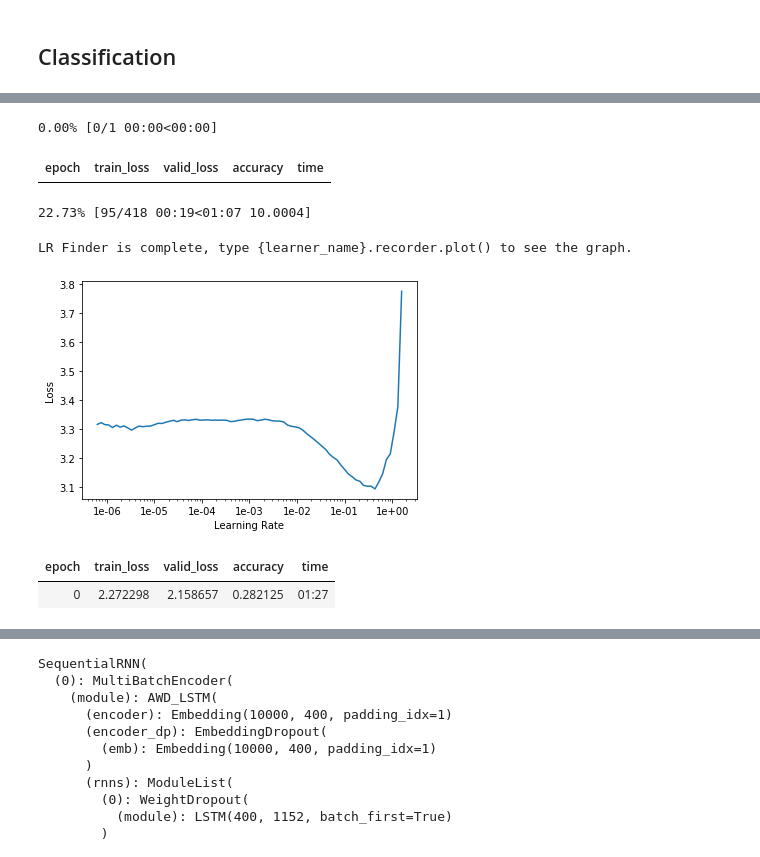
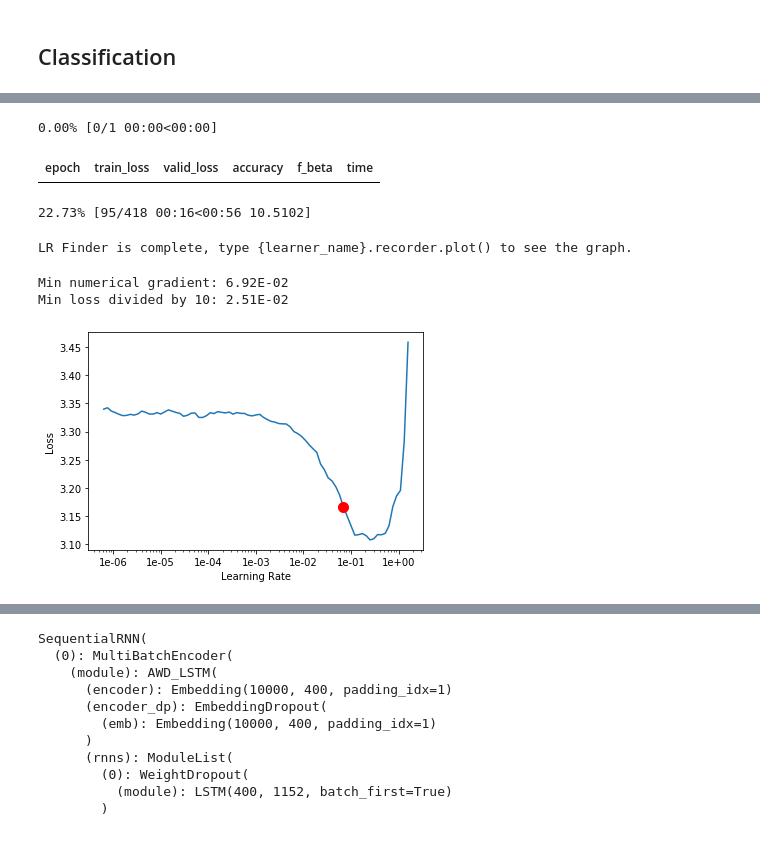
Before and after one commit to davanstrien/Website-Classification, a Jupyter notebook: notebooks/04_nlp.ipynb, the cells around one changed output, grey strips where cells are left out. Saved outputs shown, nothing was run; the diff lists cells and outputs as text; code cells hidden in the pictures.

```diff
--- a/notebooks/04_nlp.ipynb
+++ b/notebooks/04_nlp.ipynb
@@ -119,5 +119,5 @@ LM_learn.recorder.plot()
 # %%
-LM_learn.fit_one_cycle(10,max_lr=1e-01,
+LM_learn.fit_one_cycle(5,max_lr=1e-01,
                        callbacks=[SaveModelCallback(LM_learn, every='improvement', monitor='accuracy', name='best_lm')])
 # %% [output]
 | epoch | train_loss | valid_loss | accuracy | time |
@@ -141,0 +134,2 @@ Better model found at epoch 9 with accuracy value: 0.7033149003982544.
+# %%
+LM_learn.load('best_lm')
@@ -161,8 +173,10 @@ data_class = (TextList.
 data_class.save('nlp_data')
 # %%
 data_class = load_data('.','nlp_data')
+# %%
+f1 = FBeta(average='macro')
 # %%
-learn_class = text_classifier_learner(data_class,AWD_LSTM, drop_mult=0.5)
+learn_class = text_classifier_learner(data_class,AWD_LSTM, drop_mult=0.5, metrics=[accuracy,f1])
 # %%
 learn_class.path = LM_learn.path
 # %%
@@ -171,15 +185,12 @@ learn_class.load_encoder('ft_enc');
 learn_class.lr_find()
 # %% [output]
 0.00% [0/1 00:00<00:00]
-| epoch | train_loss | valid_loss | accuracy | time |
+| epoch | train_loss | valid_loss | accuracy | f_beta | time |
-22.73% [95/418 00:19<01:07 10.0004]
+22.73% [95/418 00:16<00:56 10.5102]
 LR Finder is complete, type {learner_name}.recorder.plot() to see the graph.
 # %%
-learn_class.recorder.plot()
+learn_class.recorder.plot(suggestion=True)
 # %% [output]
+Min numerical gradient: 6.92E-02
+Min loss divided by 10: 2.51E-02
-[figure, old version]
+[figure, new version]
-# %%
-learn_class.fit_one_cycle(1, max_lr=slice(1e-02,1e-01))
-# %% [output]
-| epoch | train_loss | valid_loss | accuracy | time |
-| 0 | 2.272298 | 2.158657 | 0.282125 | 01:27 |
```
Also changed, not shown: parts of 54 cells of this notebook, 3 other files.
